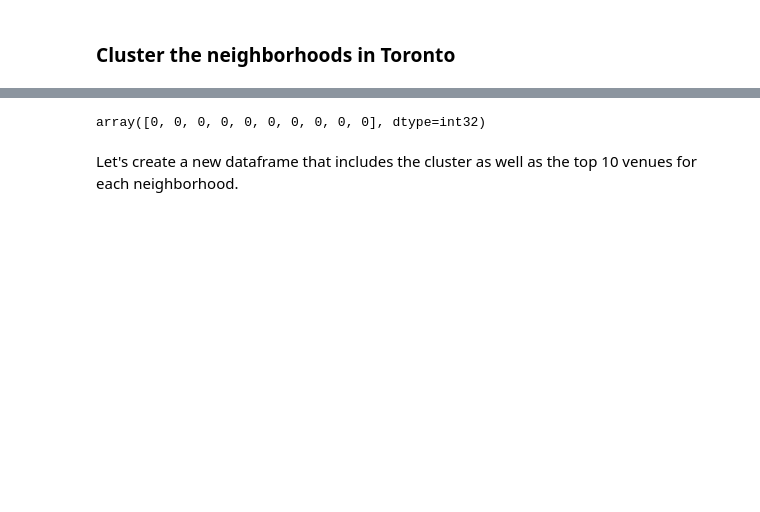
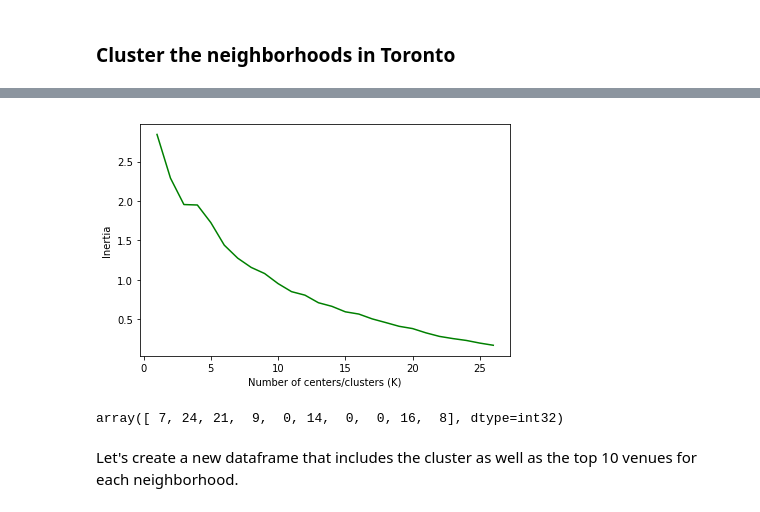
Before and after one commit to germands8/Coursera_Capstone, a Jupyter notebook: Applied Data Science Capstone.ipynb, the cells around one changed output, grey strips where cells are left out. Saved outputs shown, nothing was run; the diff lists cells and outputs as text; code cells hidden in the pictures; blank space fills up the shorter version.

```diff
--- a/Applied Data Science Capstone.ipynb
+++ b/Applied Data Science Capstone.ipynb
@@ -415,9 +437,19 @@ Run k-means to cluster the neighbourhood into 5 clusters.
+# %%
+#
+# plot the inertia with the different k to find the better balance
+#
+import matplotlib.pyplot as plt
+%matplotlib inline
+plt.plot(range(1,Ks),inertias,'g')
+plt.ylabel('Inertia ')
+plt.xlabel('Number of centers/clusters (K)')
+plt.tight_layout()
+plt.show()
+# %% [output]
+[figure, added]
 # %%
-# import k-means from clustering stage
-from sklearn.cluster import KMeans
-
-# set number of clusters
-kclusters = 5
+# I decide to choose 27 as it is a good balance between clutering reability and inertia score
+kclusters = 27
 
 toronto_grouped_clustering = toronto_grouped.drop('Neighborhood', 1)
 
@@ -427,7 +459,7 @@ kmeans = KMeans(n_clusters=kclusters, random_state=0).fit(toronto_grouped_cluste
 # check cluster labels generated for each row in the dataframe
 kmeans.labels_[0:10]
 # %% [output]
-array([0, 0, 0, 0, 0, 0, 0, 0, 0, 0], dtype=int32)
+array([ 7, 24, 21,  9,  0, 14,  0,  0, 16,  8], dtype=int32)
 # %% [markdown]
 Let's create a new dataframe that includes the cluster as well as the top 10 venues for each neighborhood.
 # %%
```
Also changed, not shown: parts of 14 cells of this notebook.
